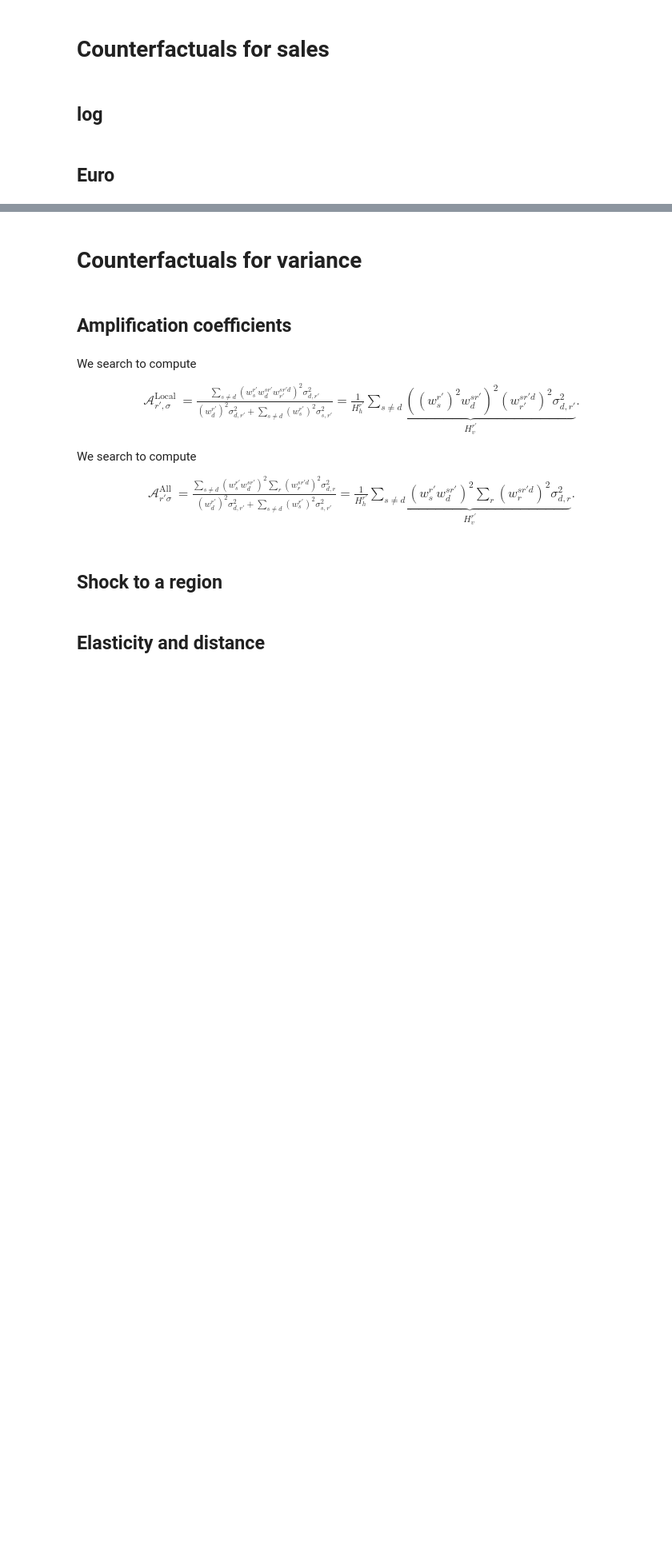
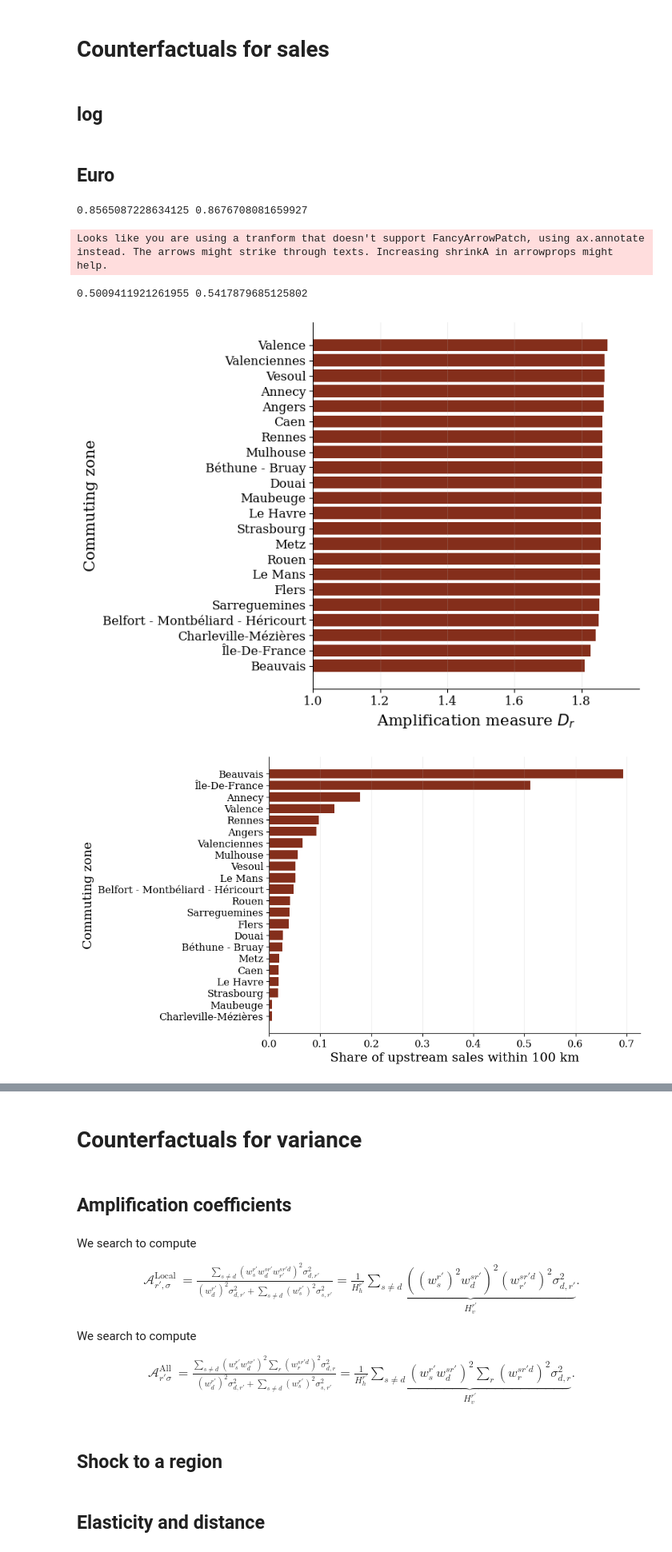
Before and after one commit to SwannChelly/SMM_Spatial_Comovement, a Jupyter notebook: analysis.ipynb, the cells around one changed output, grey strips where cells are left out. Shown at 80% size. Saved outputs shown, nothing was run; the diff lists cells and outputs as text; code cells hidden in the pictures; blank space fills up the shorter version.

```diff
--- a/analysis.ipynb
+++ b/analysis.ipynb
@@ -2587,7 +2545,7 @@ def assign_dummies_distance(df,col = "min_distance",industry = "auto",bins:list
 # %%
 
 
-
+diffusion_df = {}
 
 for industry in ['auto','aero']:
     data = load_industry_data(industry)
@@ -2695,19 +2653,20 @@ for industry in ['auto','aero']:
     df = df.query('distance <= @d')
     df = df.groupby(['ze2010_shocked']).share.sum().reset_index()
     df.sort_values(by = 'share')
-    df = df.merge(france.rename(columns = {"ze2010":'ze2010_shocked'}), on = "ze2010_shocked").sort_values(by = 'share')
+    df = df.merge(france.rename(columns = {"ze2010":'ze2010_shocked'}), on = "ze2010_shocked",how = "right",indicator = True).sort_values(by = 'share')
     fig, ax = plt.subplots(figsize=(8, 6))
 
     ax.barh(
-        df["ze2010_name"],
-        df["share"],
+        df.query('_merge == "both"')["ze2010_name"],
+        df.query('_merge == "both"')["share"],
         color=toulouse_color
     )
-
     # --- Axes ---
     ax.set_xlabel(rf"Share of upstream sales within {d} km")
     ax.set_ylabel("Commuting zone")
     ax.grid(alpha = 0.2,axis = "x" )
+    diffusion_df[industry] = df
+
 
 
     # Log ticks (clean, interpretable)
@@ -2785,30 +2744,36 @@ for industry in ['auto','aero']:
     ax.set_ylabel(rf"Share of upstream sales within {d} km")
 
     # --- Clean spines ---
     ax.spines["top"].set_visible(False)
     ax.spines["right"].set_visible(False)
 
     # --- Legend (optional, journal-dependent) ---
     #ax.legend(frameon=False, loc="best")
 
     plt.tight_layout()
     #plt.savefig(os.path.join("../reporting_combined/", f'Amplification_vs_elasticity_{industry}.pdf'), bbox_inches='tight')
 
 
     local_diffusion = Diffusion.query('ze2010_shocked==ze2010')
     fig,axs = plt.subplots(figsize = get_figsize())
     plt.scatter(local_diffusion.supplier,local_diffusion.local_propagation,color = toulouse_color)
     plt.xlabel("# Suppliers in r")
     plt.ylabel(r"$D_{rr}/D_{r}$")
     plt.grid(alpha = True)
     fig.show()
     #fix,ax = plt.subplots(1,1)
     #merged = france.merge(
     #    tmp.rename(columns={"ze2010_shocked": "ze2010"})[['ze2010', "share"]],
     #    on="ze2010",
     #    how="left"
     #)
 
 
     #plot_map(merged.drop(columns = "geometry").fillna(0), "share", ax, fig,norm = mcolors.Normalize(vmin=merged.share.min(), vmax=merged.share.max()))
     #fig.show()
+# %% [output]
+0.8565087228634125 0.8676708081659927
+Looks like you are using a tranform that doesn't support FancyArrowPatch, using ax.annotate instead. The arrows might strike through texts. Increasing shrinkA in arrowprops might help.
+0.5009411921261955 0.5417879685125802
+[figure, added]
+[figure, added]
```
Also changed, not shown: parts of 14 cells of this notebook.
